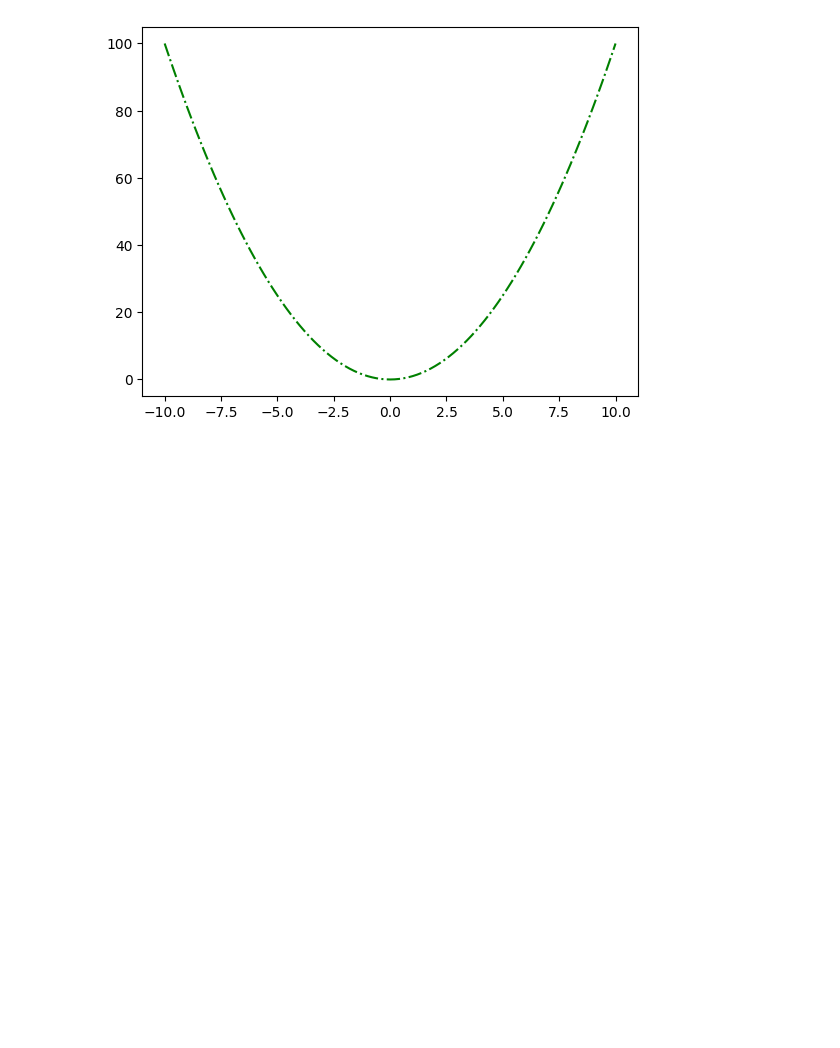
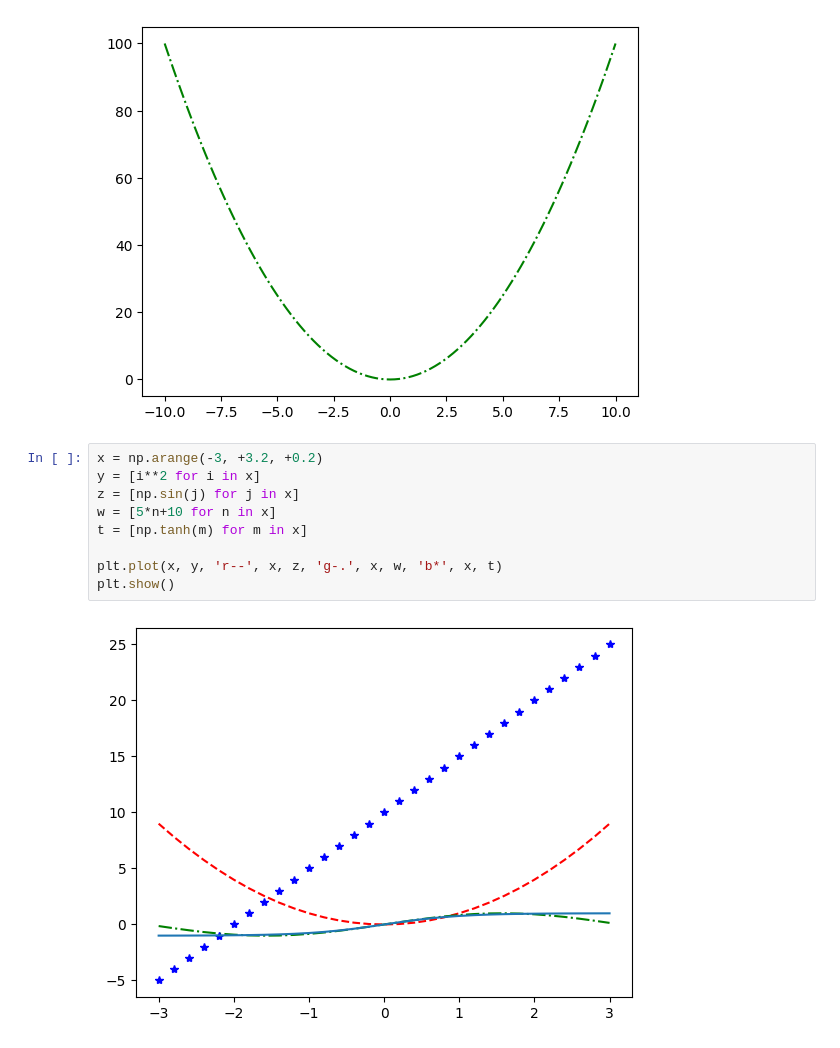
Before and after one commit to fahime9407/Machine-Learning-Path, a Jupyter notebook: matplot.ipynb, the cells around one changed output. Cells and saved outputs as stored; diff of their text form; blank space fills up the shorter version.

```diff
--- a/matplot.ipynb
+++ b/matplot.ipynb
@@ -20,3 +20,14 @@ plt.plot(a, b, 'g-.')
 plt.show()
 # %% [output]
 [figure]
+# %%
+x = np.arange(-3, +3.2, +0.2)
+y = [i**2 for i in x]
+z = [np.sin(j) for j in x]
+w = [5*n+10 for n in x]
+t = [np.tanh(m) for m in x]
+
+plt.plot(x, y, 'r--', x, z, 'g-.', x, w, 'b*', x, t)
+plt.show()
+# %% [output]
+[figure, added]
```
Also changed, not shown: parts of 2 cells of this notebook.
